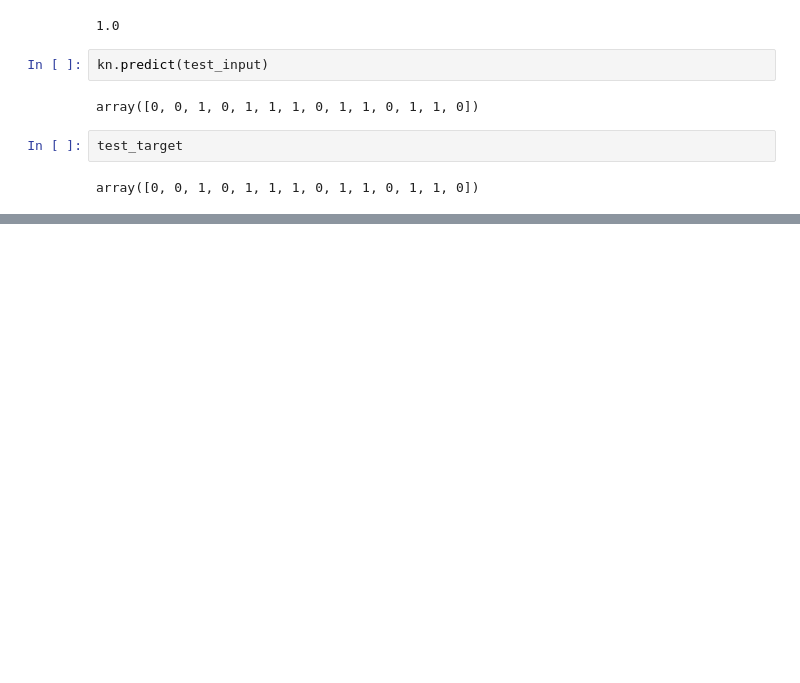
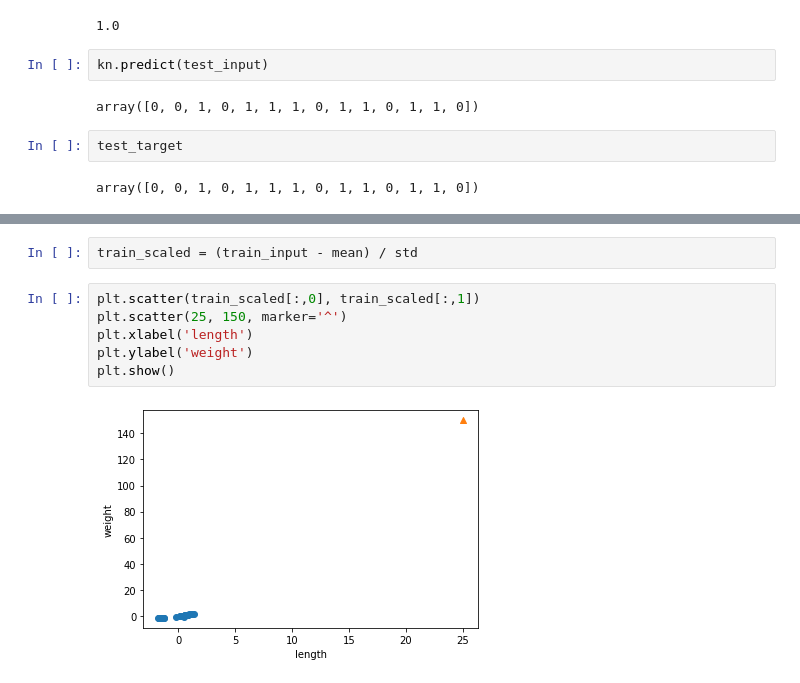
Before and after one commit to henney3765/MLDL_studyalone, a Jupyter notebook: 02_데이터다루기.ipynb, the cells around one changed output, grey strips where cells are left out. Cells and saved outputs as stored; diff of their text form; blank space fills up the shorter version.

```diff
--- a/02_데이터다루기.ipynb
+++ b/02_데이터다루기.ipynb
@@ -133,0 +260,10 @@ array([0, 0, 1, 0, 1, 1, 1, 0, 1, 1, 0, 1, 1, 0])
+# %%
+train_scaled = (train_input - mean) / std
+# %%
+plt.scatter(train_scaled[:,0], train_scaled[:,1])
+plt.scatter(25, 150, marker='^')
+plt.xlabel('length')
+plt.ylabel('weight')
+plt.show()
+# %% [output]
+[figure, added]
```
Also changed, not shown: parts of 30 cells of this notebook.
